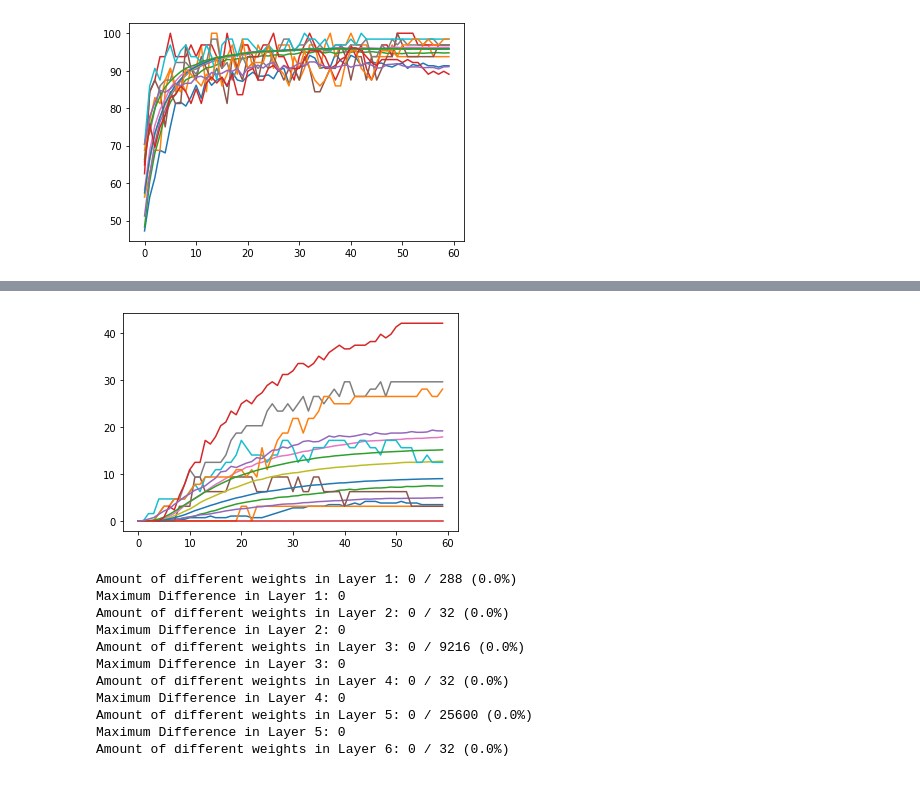
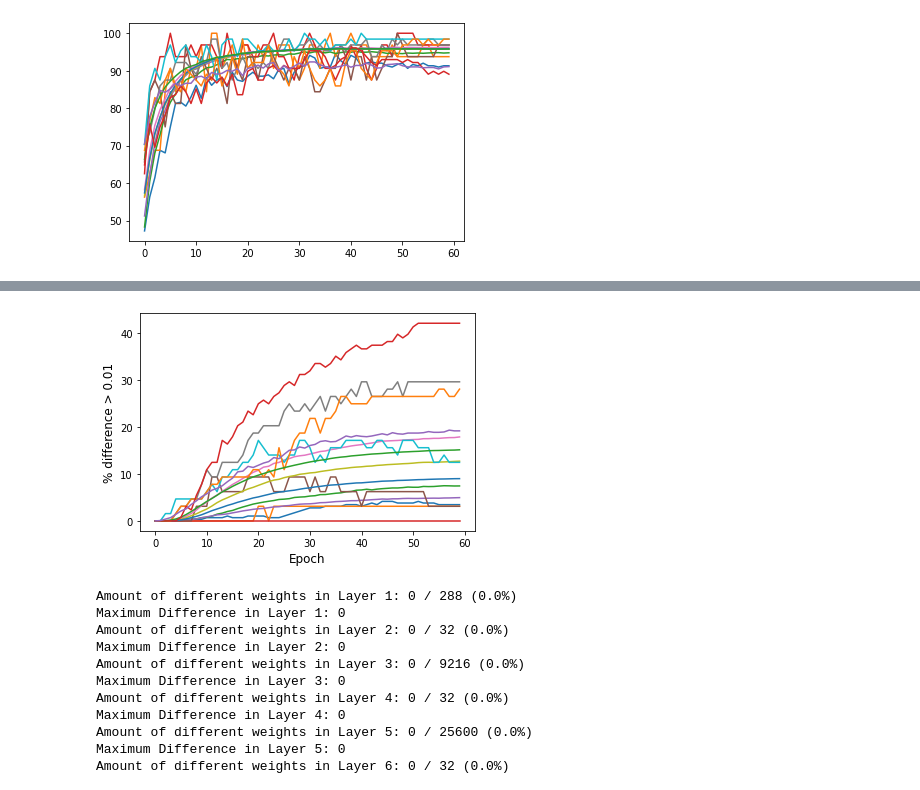
Before and after one commit to amitab/master_thesis, a Jupyter notebook: src/drift/STUDD/weight_variations.ipynb, the cells around one changed output, grey strips where cells are left out. Drawn from its saved outputs; the diff is of its cells as text; code cells hidden in the pictures.

```diff
--- a/src/drift/STUDD/weight_variations.ipynb
+++ b/src/drift/STUDD/weight_variations.ipynb
@@ -292,13 +292,20 @@ Maximum Difference in Layer 15: 0.0459226
 # %%
 # %matplotlib widget
 
 lines = epoch_weight_diff('new_model/v0/v0_teacher_new_60', 'new_model/v0/v0_student_new_60')
 
+fig = plt.figure()
 for line in lines:
     plt.plot(line)
+
+plt.xlabel('Epoch', fontsize=12)
+plt.ylabel('% difference > 0.01', fontsize=12)
+
 plt.show()
+
+fig.savefig("mnist_v0_60_comp.jpg", bbox_inches='tight', dpi=300)
 # %% [output]
-[figure, old version]
+[figure, new version]
 # %%
 m1 = tf.keras.models.load_model('new_model/v2/v2_teacher_new_90')
 m2 = tf.keras.models.load_model('new_model/v2/v2_student_new_90')
```
Also changed, not shown: parts of 1 cell of this notebook, 2 other files.
